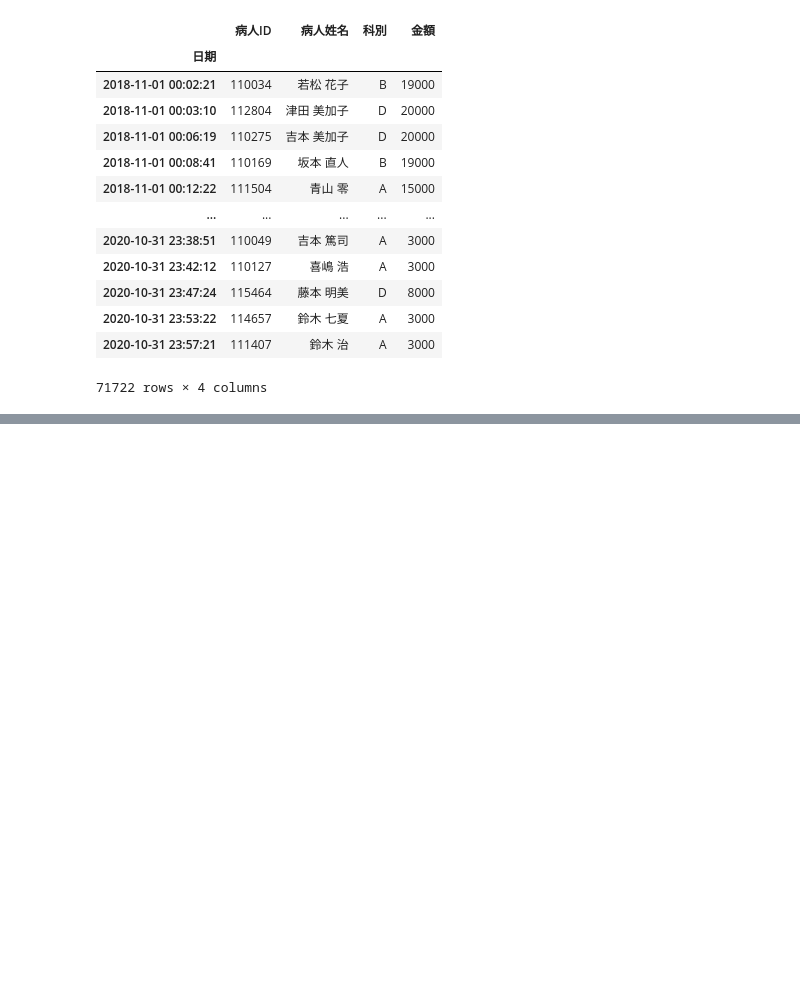
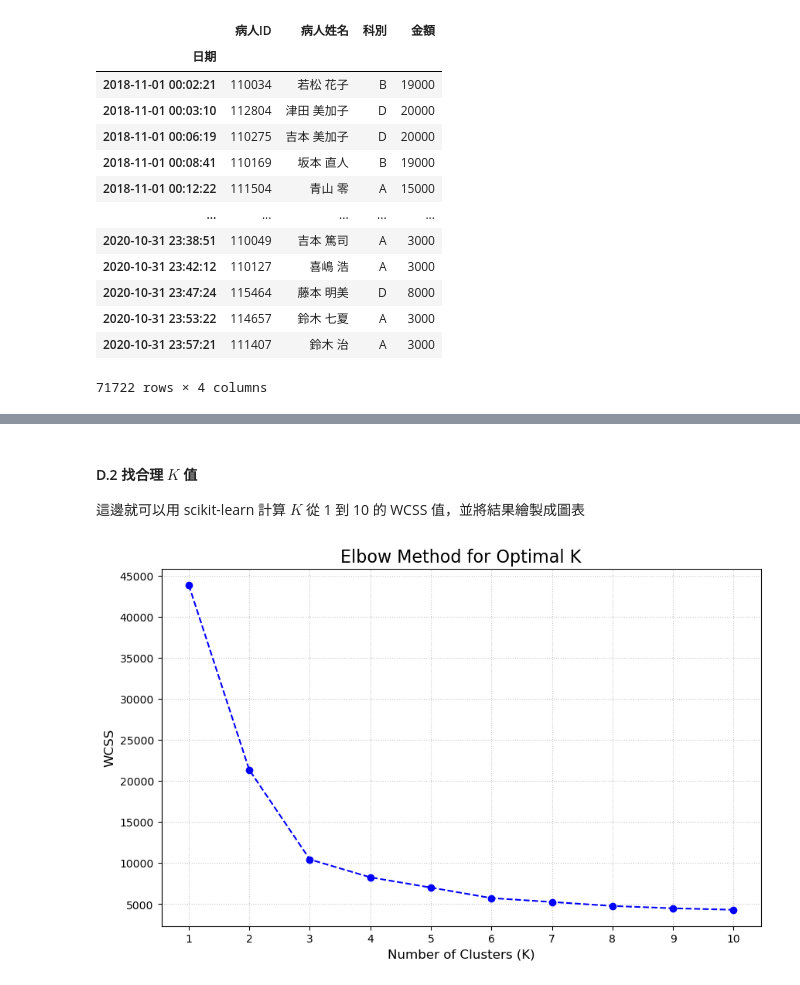
Before and after one commit to csning1998/school-medical-decision-analysis, a Jupyter notebook: Assignment.ipynb, the cells around one changed output, grey strips where cells are left out. Drawn from its saved outputs; the diff is of its cells as text; code cells hidden in the pictures; blank space fills up the shorter version.

```diff
--- a/Assignment.ipynb
+++ b/Assignment.ipynb
@@ -27,0 +358,7 @@ df
+# %%
+df_before = df[df.index < split_date]
+df_after = df[df.index >= split_date]
+
+print("df_before\n", df_before)
+print()
+print("df_after\n", df_after)
@@ -27,0 +454,3 @@ df
+# %%
+df_patient = pd.concat([agg_before, agg_after, department_vectors], axis=1).fillna(0)
+print(df_patient)
@@ -27,0 +514,5 @@ df
+# %%
+from sklearn.preprocessing import StandardScaler
+scaler = StandardScaler()
+
+df_patient_scaled = scaler.fit_transform(df_patient)
@@ -27,0 +521,5 @@ df
+# %%
+df_patient_scaled = pd.DataFrame(
+    df_patient_scaled, index=df_patient.index, columns=df_patient.columns
+)
+print(df_patient_scaled)
@@ -27,0 +629,28 @@ df
+# %% [markdown]
+#### D.2 找合理 $K$ 值
+
+這邊就可以用 scikit-learn 計算 $K$ 從 1 到 10 的 WCSS 值，並將結果繪製成圖表
+# %%
+from sklearn.cluster import KMeans
+
+X = df_patient_scaled # Previously normalized data
+wcss = []
+k_range = range(1, 11)
+
+for k in k_range:
+    kmeans = KMeans(n_clusters=k, n_init="auto", random_state=42)
+    kmeans.fit(X)
+    wcss.append(kmeans.inertia_)
+
+
+fig, ax = plt.subplots(figsize=(10, 6))
+ax.plot(k_range, wcss, marker="o", linestyle="--", color="blue", label="WCSS")
+
+ax.set_title("Elbow Method for Optimal K", fontsize=16)
+ax.set_xlabel("Number of Clusters (K)", fontsize=12)
+ax.set_ylabel("WCSS", fontsize=12)
+ax.set_xticks(k_range)
+ax.grid(True, linestyle=":", alpha=0.7)
+plt.show()
+# %% [output]
+[figure, added]
```
Also changed, not shown: parts of 56 cells of this notebook, 1 other file.
